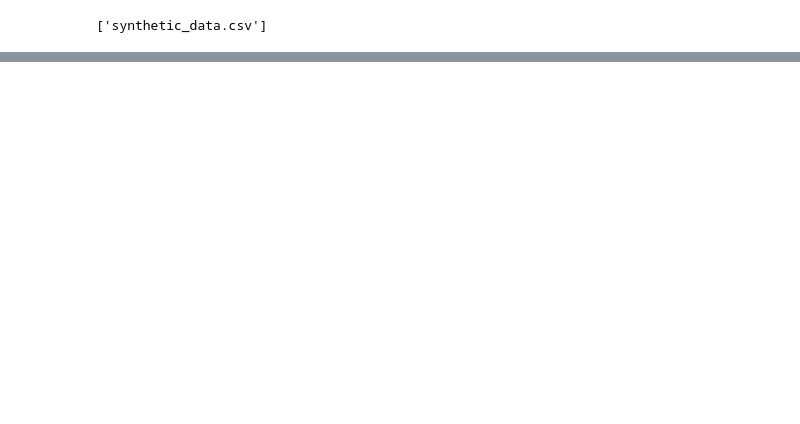
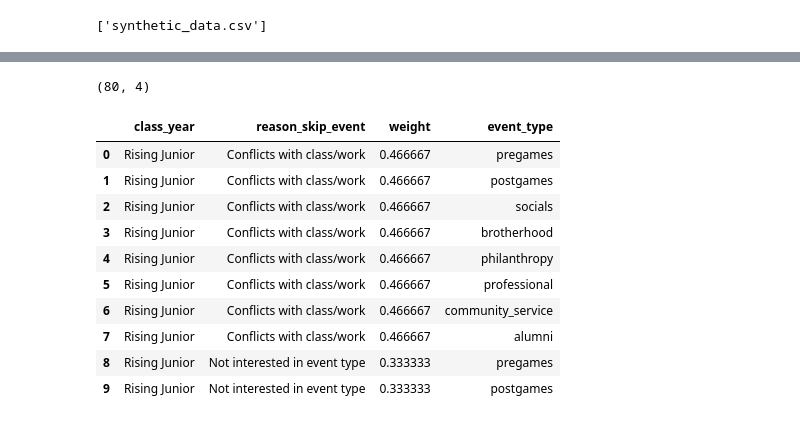
Before and after one commit to KevinWehrle/fiji-event-engagement-analytics, a Jupyter notebook: notebooks/eda.ipynb, the cells around one changed output, grey strips where cells are left out. Drawn from its saved outputs; the diff is of its cells as text; code cells hidden in the pictures; blank space fills up the shorter version.

```diff
--- a/notebooks/eda.ipynb
+++ b/notebooks/eda.ipynb
@@ -972,0 +1207,25 @@ print(os.listdir('../data/processed'))
+# %%
+# Building full prediction grid.
+# Get the real, valid (class_year, reason_skip_event) combos with their weights
+weights_df = reason_weights.reset_index(name='weight')
+weights_df.columns = ['class_year', 'reason_skip_event', 'weight']
+
+# Cross with all 8 event types
+event_types = df_long['event_type'].unique()  # or synthetic_data['event_type'].unique()
+grid = weights_df.merge(pd.DataFrame({'event_type': event_types}), how='cross')
+
+print(grid.shape)  # expect len(weights_df) * 8
+grid.head(10)
+# %% [output]
+(80, 4)
+|  | class_year | reason_skip_event | weight | event_type |
+| 0 | Rising Junior | Conflicts with class/work | 0.466667 | pregames |
+| 1 | Rising Junior | Conflicts with class/work | 0.466667 | postgames |
+| 2 | Rising Junior | Conflicts with class/work | 0.466667 | socials |
+| 3 | Rising Junior | Conflicts with class/work | 0.466667 | brotherhood |
+| 4 | Rising Junior | Conflicts with class/work | 0.466667 | philanthropy |
+| 5 | Rising Junior | Conflicts with class/work | 0.466667 | professional |
+| 6 | Rising Junior | Conflicts with class/work | 0.466667 | community_service |
+| 7 | Rising Junior | Conflicts with class/work | 0.466667 | alumni |
+| 8 | Rising Junior | Not interested in event type | 0.333333 | pregames |
+| 9 | Rising Junior | Not interested in event type | 0.333333 | postgames |
```
Also changed, not shown: parts of 35 cells of this notebook, 7 other files.
